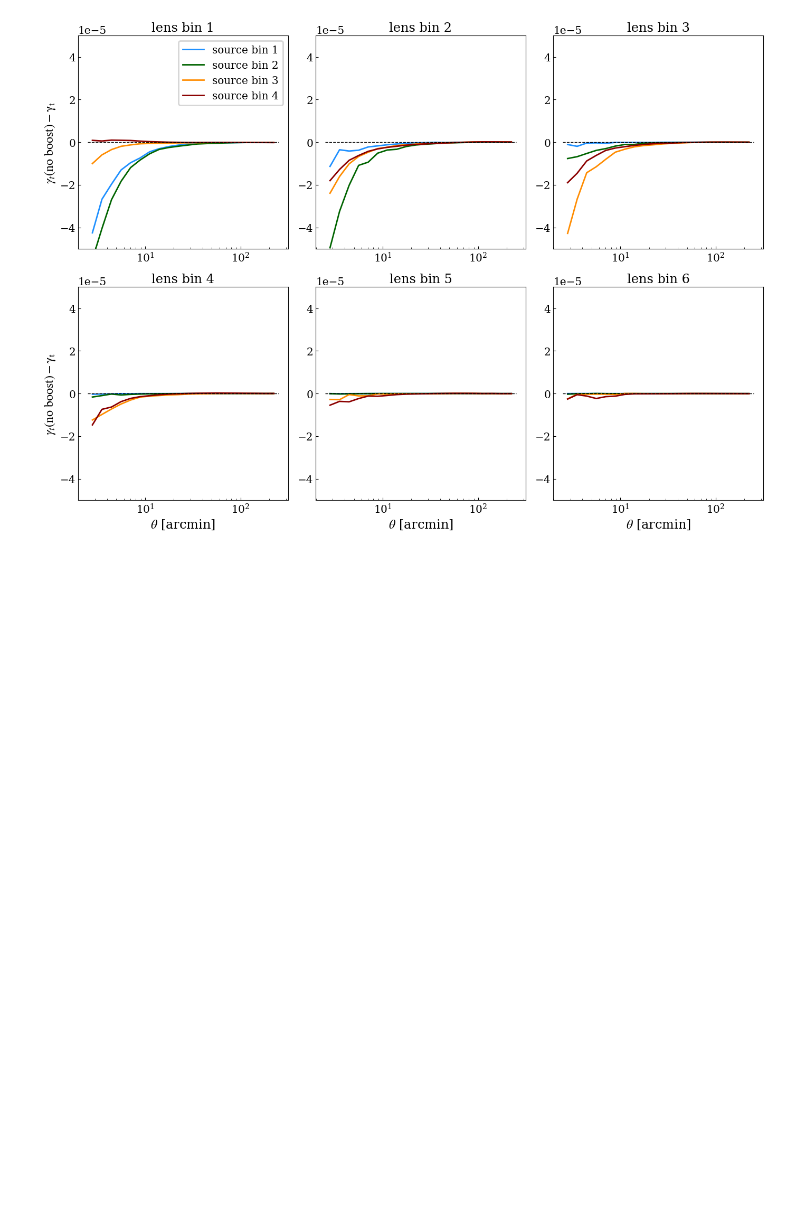
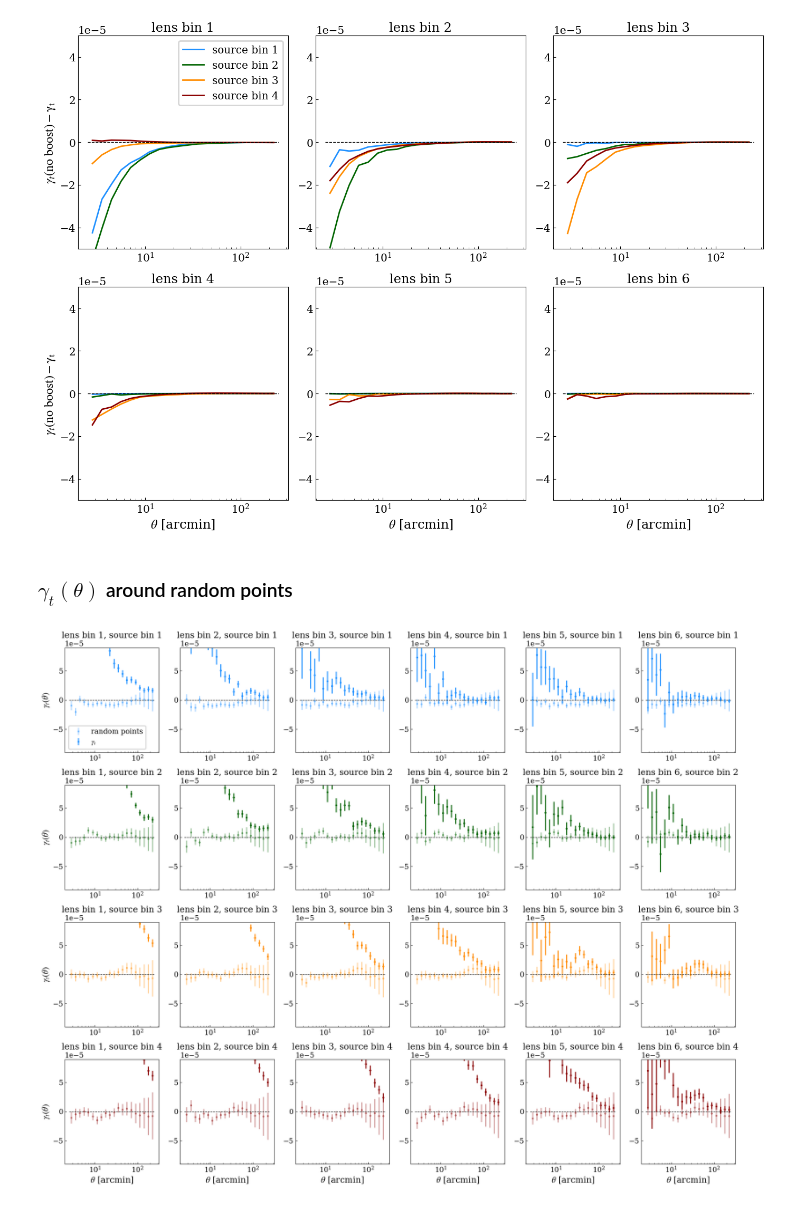
Before and after one commit to des-science/y6kp-ggl-measurements, a Jupyter notebook: read_ggl_outputs.ipynb, the cells around one changed output. Cells and saved outputs as stored; diff of their text form; code cells hidden in the pictures; blank space fills up the shorter version.

```diff
--- a/read_ggl_outputs.ipynb
+++ b/read_ggl_outputs.ipynb
@@ -85,18 +88,9 @@ dir_outputs = '/global/cfs/cdirs/des/elisa/y6_ggl/mcal/'
 
 l_bins = [0,1,2,3,4,5]
 s_bins = [0,1,2,3]
-ang_nbins=20
 
-ggl_data = read_ggl_outputs(dir_outputs, l_bins, s_bins, ang_nbins)
-
-cov_gammat = read_cov(dir_outputs, l_bins, s_bins, 'gammat', ang_nbins)
-ggl_data['err_gammat'] = get_err(cov_gammat, l_bins, s_bins)
-
-cov_gammax = read_cov(dir_outputs, l_bins, s_bins, 'gammax', ang_nbins)
-ggl_data['err_gammax'] = get_err(cov_gammax, l_bins, s_bins)
-
-cov_boost = read_cov(dir_outputs, l_bins, s_bins, 'boost', ang_nbins)
-ggl_data['err_boost'] = get_err(cov_gammax, l_bins, s_bins)
+with open(dir_outputs+'2pt_NG_y6_maglim_mcal_UNBLINDED.pkl', 'rb') as f:
+    ggl_data = pickle.load(f)
 # %%
 ggl_data.columns
 # %% [output]
@@ -234,3 +286,41 @@ fig.patch.set_alpha(1.0)
 plt.show()
 # %% [output]
 [figure]
+# %% [markdown]
+### $\gamma_t (\theta)$ around random points
+# %%
+theta = ggl_data['theta']
+gammat = ggl_data['gammat_bf_rp']
+err_gammat = ggl_data['err_gammat']
+gammat_rand = ggl_data['gammat_rand']
+err_gammat_rand = ggl_data['err_rand']
+
+fig = plt.figure(figsize=(20, 16))
+
+for l,l_zbin in enumerate(np.unique(l_bins)):
+    for s,s_zbin in enumerate(np.unique(s_bins)):
+
+        i_min = 20*s + (len(np.unique(s_bins)))*20*l
+        i_max = 20*s + (len(np.unique(s_bins)))*20*l + 20
+
+        plt.subplot(4, 6, l+1+s*6)
+        plt.errorbar(theta[i_min:i_max], gammat_rand[i_min:i_max], err_gammat_rand[i_min:i_max],
+                     ls='', marker='.', color=colors[s_zbin], alpha=0.4, label=f'random points')
+        plt.errorbar(theta[i_min:i_max], gammat[i_min:i_max], err_gammat[i_min:i_max],
+                     ls='', marker='.', color=colors[s_zbin], label=r'$\gamma_t$')
+        if s==0 and l==0: plt.legend()
+
+        plt.hlines(0, 2.5, 250, ls='--', lw=1)
+        plt.title(f'lens bin {l_zbin+1}, source bin {s_zbin+1}')
+        plt.xscale('log')
+        plt.ylim(-9e-5, 9e-5)
+
+        if s==3: plt.xlabel(r'$\theta$ [arcmin]')
+        if l==0: plt.ylabel(r'$\gamma_t (\theta)$')
+
+plt.tight_layout()
+fig.patch.set_alpha(1.0)
+#plt.savefig('gammat_rand.png', dpi=150, bbox_inches='tight')
+plt.show()
+# %% [output]
+[figure, added]
```
Also changed, not shown: parts of 16 cells of this notebook, 7 other files.
